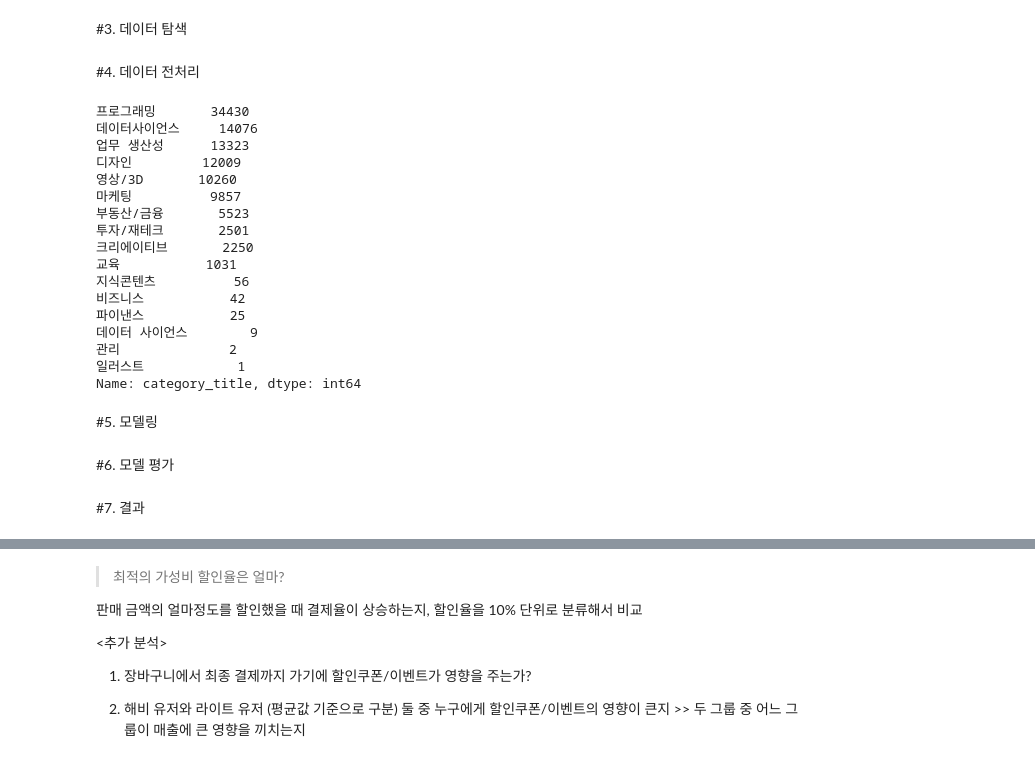
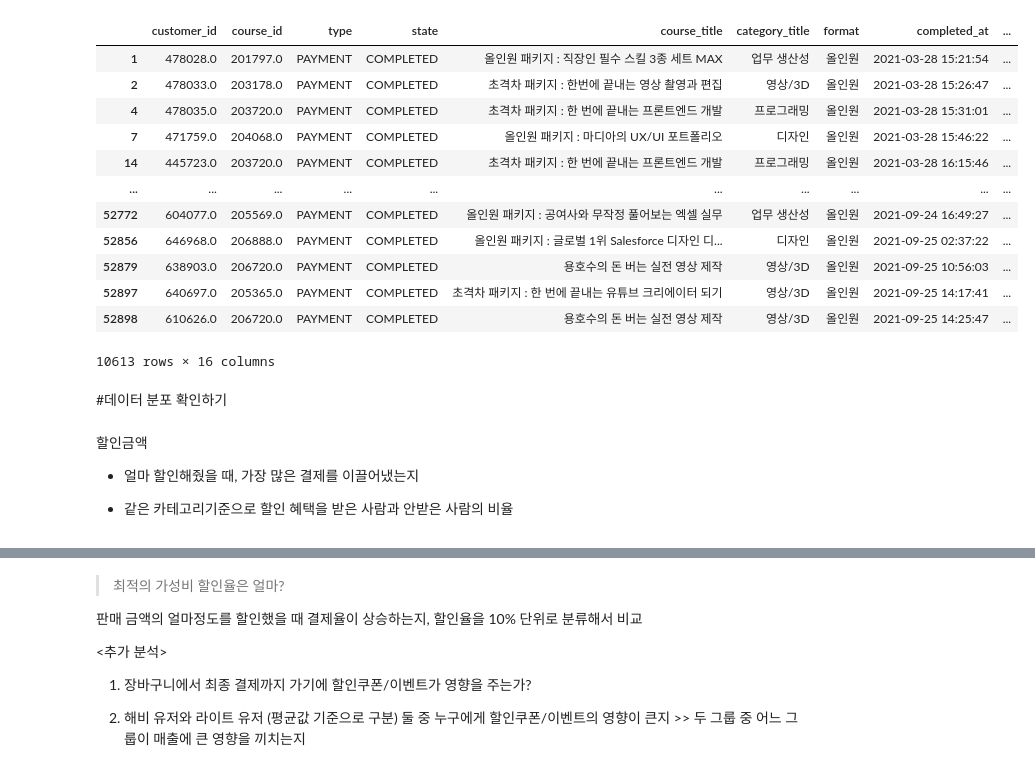
Before and after one commit to Kim-SeongSu/Self-study_and_Review, a Jupyter notebook: project/미니프로젝트_김성수.ipynb, the cells around one changed output, grey strips where cells are left out. Saved outputs shown, nothing was run; the diff lists cells and outputs as text; code cells hidden in the pictures.

```diff
--- a/project/미니프로젝트_김성수.ipynb
+++ b/project/미니프로젝트_김성수.ipynb
@@ -28,32 +247,26 @@ df.head()
+# %%
+df_welcome_group = df_pay[df_pay['coupon_title'].str.contains('WELCOME') | df_pay['coupon_title'].str.contains('웰컴')]
+# %%
+df_welcome_group
+# %% [output]
+|  | customer_id | course_id | type | state | course_title | category_title | format | completed_at | ... |
+| 1 | 478028.0 | 201797.0 | PAYMENT | COMPLETED | 올인원 패키지 : 직장인 필수 스킬 3종 세트 MAX | 업무 생산성 | 올인원 | 2021-03-28 15:21:54 | ... |
+| 2 | 478033.0 | 203178.0 | PAYMENT | COMPLETED | 초격차 패키지 : 한번에 끝내는 영상 촬영과 편집 | 영상/3D | 올인원 | 2021-03-28 15:26:47 | ... |
+| 4 | 478035.0 | 203720.0 | PAYMENT | COMPLETED | 초격차 패키지 : 한 번에 끝내는 프론트엔드 개발 | 프로그래밍 | 올인원 | 2021-03-28 15:31:01 | ... |
+| 7 | 471759.0 | 204068.0 | PAYMENT | COMPLETED | 올인원 패키지 : 마디아의 UX/UI 포트폴리오 | 디자인 | 올인원 | 2021-03-28 15:46:22 | ... |
+| 14 | 445723.0 | 203720.0 | PAYMENT | COMPLETED | 초격차 패키지 : 한 번에 끝내는 프론트엔드 개발 | 프로그래밍 | 올인원 | 2021-03-28 16:15:46 | ... |
+| ... | ... | ... | ... | ... | ... | ... | ... | ... | ... |
+| 52772 | 604077.0 | 205569.0 | PAYMENT | COMPLETED | 올인원 패키지 : 공여사와 무작정 풀어보는 엑셀 실무 | 업무 생산성 | 올인원 | 2021-09-24 16:49:27 | ... |
+| 52856 | 646968.0 | 206888.0 | PAYMENT | COMPLETED | 올인원 패키지 : 글로벌 1위 Salesforce 디자인 디... | 디자인 | 올인원 | 2021-09-25 02:37:22 | ... |
+| 52879 | 638903.0 | 206720.0 | PAYMENT | COMPLETED | 용호수의 돈 버는 실전 영상 제작 | 영상/3D | 올인원 | 2021-09-25 10:56:03 | ... |
+| 52897 | 640697.0 | 205365.0 | PAYMENT | COMPLETED | 초격차 패키지 : 한 번에 끝내는 유튜브 크리에이터 되기 | 영상/3D | 올인원 | 2021-09-25 14:17:41 | ... |
+| 52898 | 610626.0 | 206720.0 | PAYMENT | COMPLETED | 용호수의 돈 버는 실전 영상 제작 | 영상/3D | 올인원 | 2021-09-25 14:25:47 | ... |
+10613 rows × 16 columns
 # %% [markdown]
-#3. 데이터 탐색
+#데이터 분포 확인하기
-# %% [markdown]
-#4. 데이터 전처리
-# %%
-#카테고리 중복사항 편집 - 띄어쓰기, 하위카테고리 포함으로 패스트캠퍼스 사이트기준 8개 항목
-df1 = df['category_title'].value_counts()
-df1
-# %% [output]
-프로그래밍       34430
-데이터사이언스     14076
-업무 생산성      13323
-디자인         12009
-영상/3D       10260
-마케팅          9857
-부동산/금융       5523
-투자/재테크       2501
-크리에이티브       2250
-교육           1031
-지식콘텐츠          56
-비즈니스           42
-파이낸스           25
-데이터 사이언스        9
-관리              2
-일러스트            1
-Name: category_title, dtype: int64
-# %% [markdown]
-#5. 모델링
-# %% [markdown]
-#6. 모델 평가
-# %% [markdown]
-#7. 결과
+# %% [markdown]
+할인금액
+
+- 얼마 할인해줬을 때, 가장 많은 결제를 이끌어냈는지
+
+- 같은 카테고리기준으로 할인 혜택을 받은 사람과 안받은 사람의 비율
```
Also changed, not shown: parts of 40 cells of this notebook.
